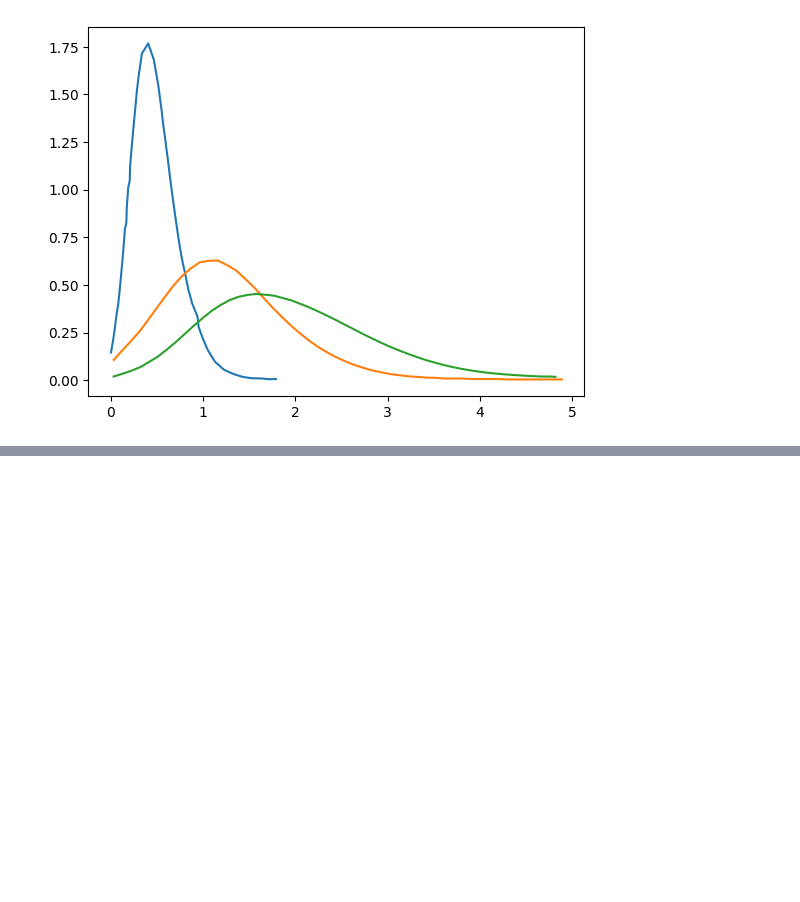
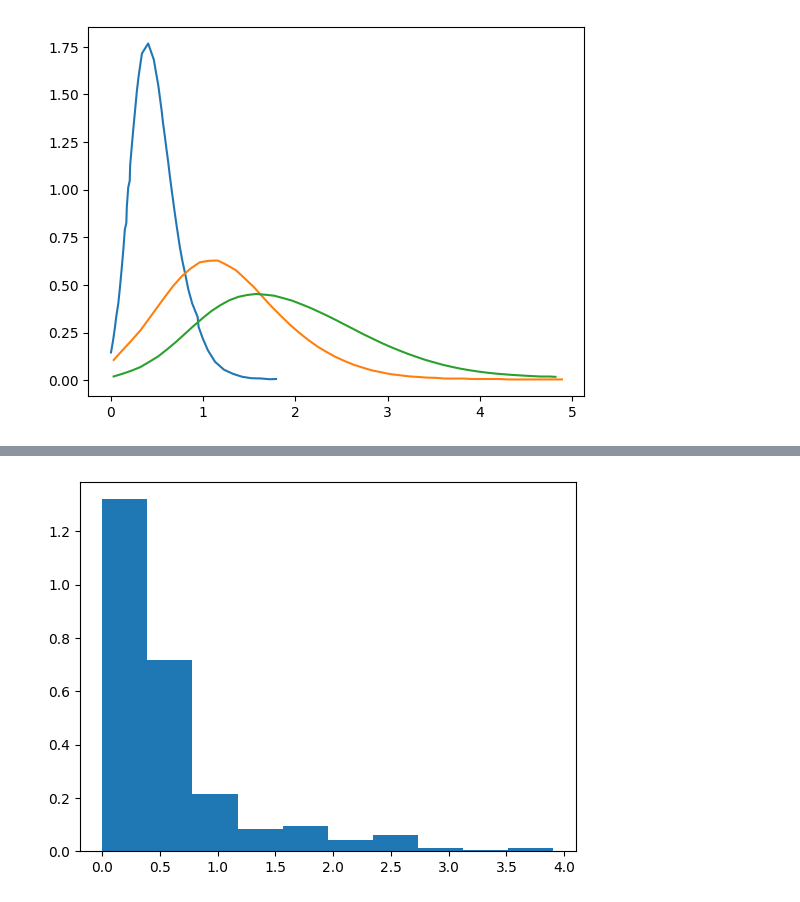
Before and after one commit to OliverRedhead/Gravitational-Lensing, a Jupyter notebook: euclid_generator/testing.ipynb, the cells around one changed output, grey strips where cells are left out. Drawn from its saved outputs; the diff is of its cells as text; code cells hidden in the pictures; blank space fills up the shorter version.

```diff
--- a/euclid_generator/testing.ipynb
+++ b/euclid_generator/testing.ipynb
@@ -996,0 +998,7 @@ g_4 = get_galaxies_in_z_range(z_min=4.0, z_max=5.0)
+# %%
+sersic_r = g_1["R_seric"]
+sersic_r = sersic_r[sersic_r < 4.0]
+plt.hist(sersic_r, density=True)
+plt.show()
+# %% [output]
+[figure, added]
```
Also changed, not shown: parts of 30 cells of this notebook, 10 other files.
